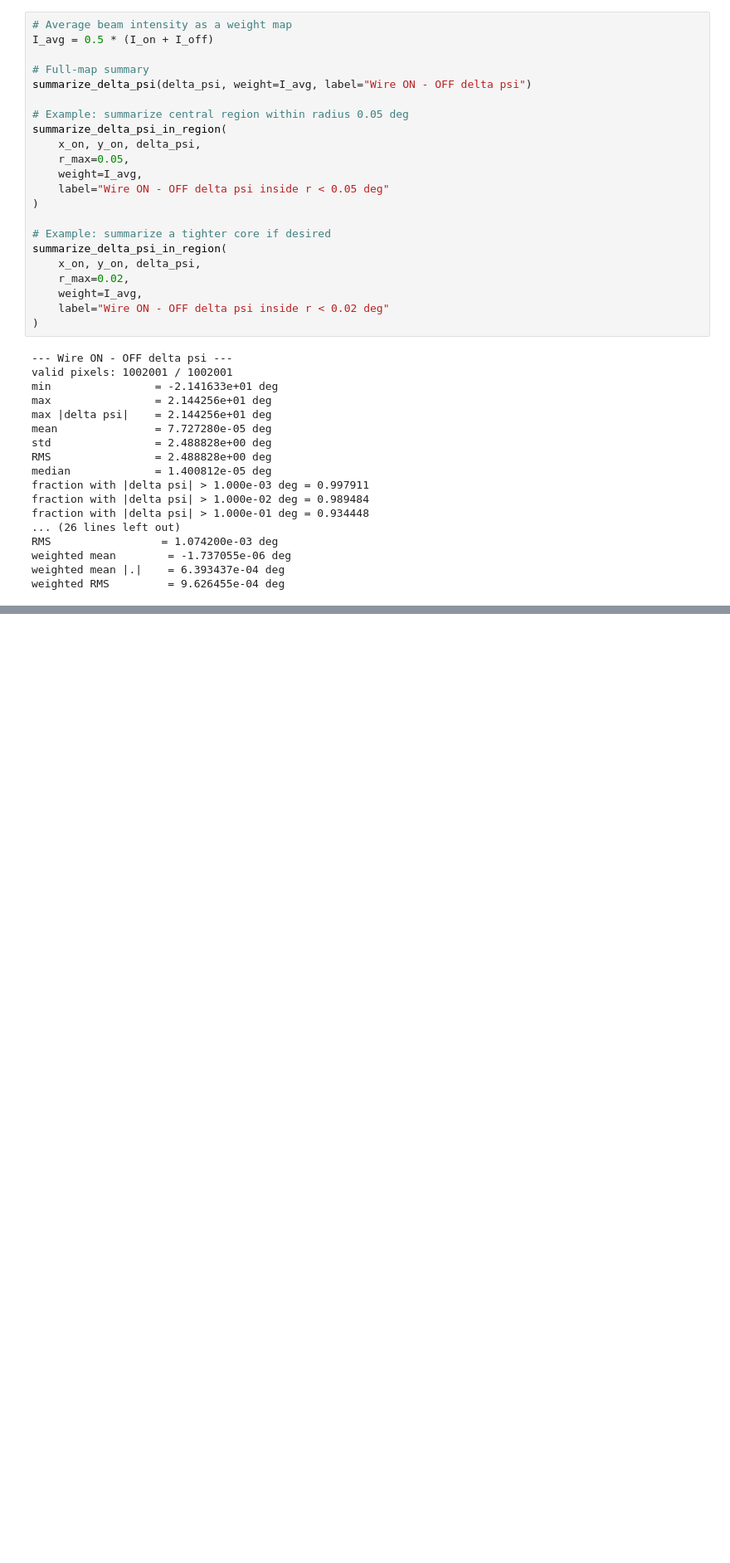
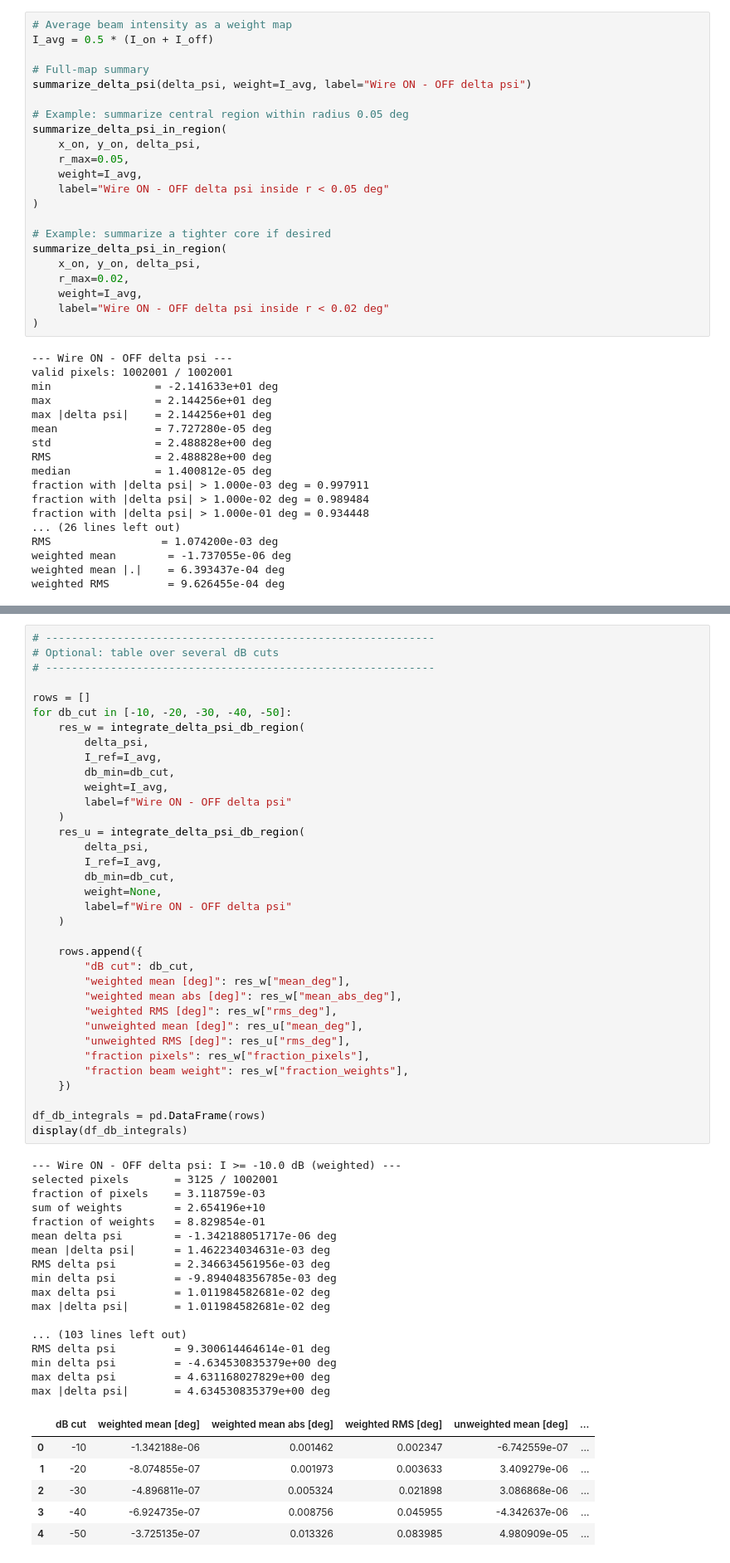
Before and after one commit to dlllonb/wiregrid, a Jupyter notebook: analysis/notebooks/dense_on_offy.ipynb, the cells around one changed output, grey strips where cells are left out. Shown at 83% size. Cells and saved outputs as stored; diff of their text form; blank space fills up the shorter version.

Commit message:
running integrals

```diff
--- a/analysis/notebooks/dense_on_offy.ipynb
+++ b/analysis/notebooks/dense_on_offy.ipynb
@@ -802,0 +960,59 @@ weighted RMS         = 9.626455e-04 deg
+# %%
+# ------------------------------------------------------------
+# Optional: table over several dB cuts
+# ------------------------------------------------------------
+
+rows = []
+for db_cut in [-10, -20, -30, -40, -50]:
+    res_w = integrate_delta_psi_db_region(
+        delta_psi,
+        I_ref=I_avg,
+        db_min=db_cut,
+        weight=I_avg,
+        label=f"Wire ON - OFF delta psi"
+    )
+    res_u = integrate_delta_psi_db_region(
+        delta_psi,
+        I_ref=I_avg,
+        db_min=db_cut,
+        weight=None,
+        label=f"Wire ON - OFF delta psi"
+    )
+
+    rows.append({
+        "dB cut": db_cut,
+        "weighted mean [deg]": res_w["mean_deg"],
+        "weighted mean abs [deg]": res_w["mean_abs_deg"],
+        "weighted RMS [deg]": res_w["rms_deg"],
+        "unweighted mean [deg]": res_u["mean_deg"],
+        "unweighted RMS [deg]": res_u["rms_deg"],
+        "fraction pixels": res_w["fraction_pixels"],
+        "fraction beam weight": res_w["fraction_weights"],
+    })
+
+df_db_integrals = pd.DataFrame(rows)
+display(df_db_integrals)
+# %% [output]
+--- Wire ON - OFF delta psi: I >= -10.0 dB (weighted) ---
+selected pixels       = 3125 / 1002001
+fraction of pixels    = 3.118759e-03
+sum of weights        = 2.654196e+10
+fraction of weights   = 8.829854e-01
+mean delta psi        = -1.342188051717e-06 deg
+mean |delta psi|      = 1.462234034631e-03 deg
+RMS delta psi         = 2.346634561956e-03 deg
+min delta psi         = -9.894048356785e-03 deg
+max delta psi         = 1.011984582681e-02 deg
+max |delta psi|       = 1.011984582681e-02 deg
+
+... (103 lines left out)
+RMS delta psi         = 9.300614464614e-01 deg
+min delta psi         = -4.634530835379e+00 deg
+max delta psi         = 4.631168027829e+00 deg
+max |delta psi|       = 4.634530835379e+00 deg
+|  | dB cut | weighted mean [deg] | weighted mean abs [deg] | weighted RMS [deg] | unweighted mean [deg] | ... |
+| 0 | -10 | -1.342188e-06 | 0.001462 | 0.002347 | -6.742559e-07 | ... |
+| 1 | -20 | -8.074855e-07 | 0.001973 | 0.003633 | 3.409279e-06 | ... |
+| 2 | -30 | -4.896811e-07 | 0.005324 | 0.021898 | 3.086868e-06 | ... |
+| 3 | -40 | -6.924735e-07 | 0.008756 | 0.045955 | -4.342637e-06 | ... |
+| 4 | -50 | -3.725135e-07 | 0.013326 | 0.083985 | 4.980909e-05 | ... |
```
Also changed, not shown: parts of 1 cell of this notebook, 1 other file.
